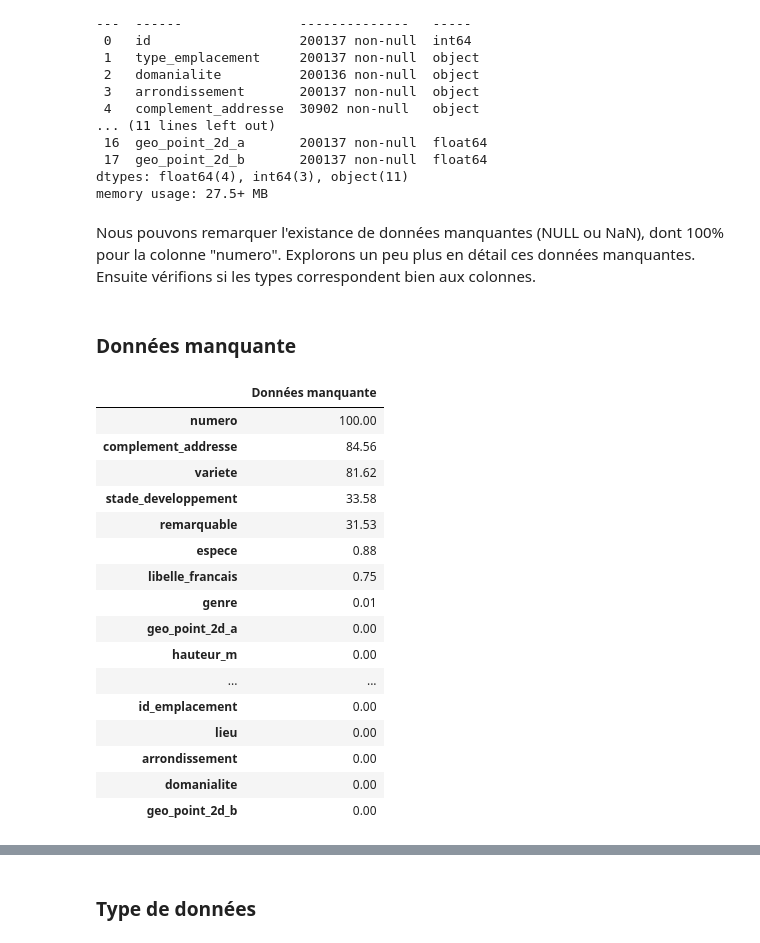
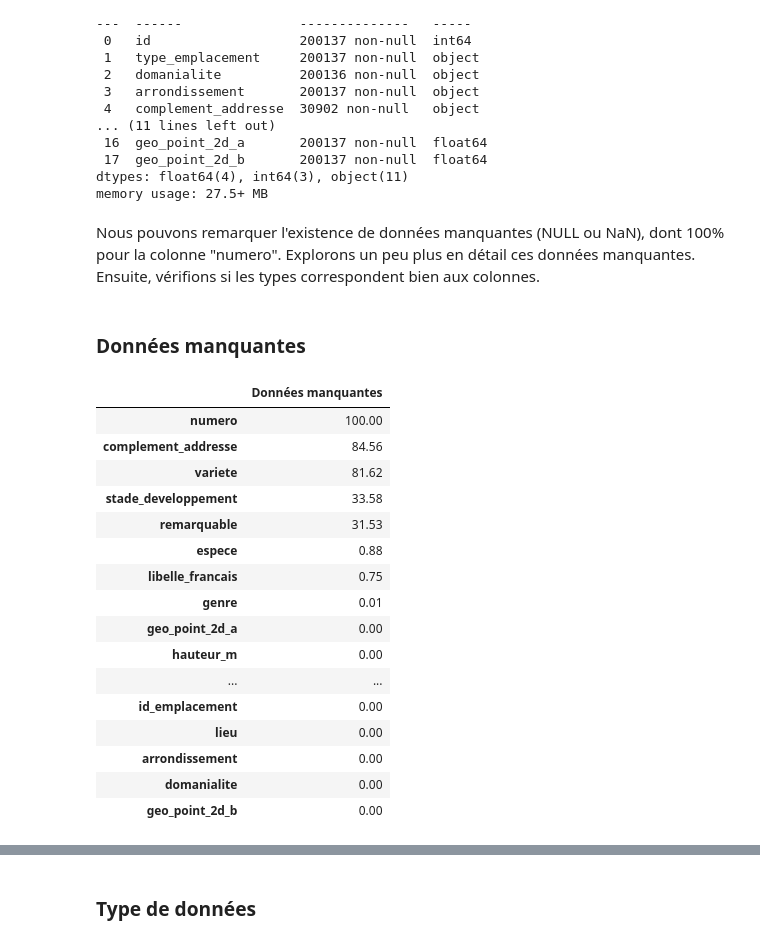
Before and after one commit to Abdess/vegetalisons_paris, a Jupyter notebook: P2_01_notebook.ipynb, the cells around one changed output, grey strips where cells are left out. Cells and saved outputs as stored; diff of their text form; code cells hidden in the pictures.

```diff
--- a/P2_01_notebook.ipynb
+++ b/P2_01_notebook.ipynb
@@ -149,16 +115,16 @@ Data columns (total 18 columns):
 dtypes: float64(4), int64(3), object(11)
 memory usage: 27.5+ MB
 # %% [markdown]
-Nous pouvons remarquer l'existance de données manquantes (NULL ou NaN), dont 100% pour la colonne "numero".
-Explorons un peu plus en détail ces données manquantes. Ensuite vérifions si les types correspondent bien aux colonnes.
+Nous pouvons remarquer l'existence de données manquantes (NULL ou NaN), dont 100% pour la colonne "numero".
+Explorons un peu plus en détail ces données manquantes. Ensuite, vérifions si les types correspondent bien aux colonnes.
 # %% [markdown]
-### Données manquante
+### Données manquantes
 # %%
 pd.DataFrame(df.isna().mean().round(4) * 100,
-             columns=['Données manquante']).sort_values(by='Données manquante',
+             columns=['Données manquantes']).sort_values(by='Données manquantes',
                                                         ascending=False)
 # %% [output]
-|  | Données manquante |
+|  | Données manquantes |
 | numero | 100.00 |
 | complement_addresse | 84.56 |
 | variete | 81.62 |
```
Also changed, not shown: parts of 61 cells of this notebook, 4 other files.
